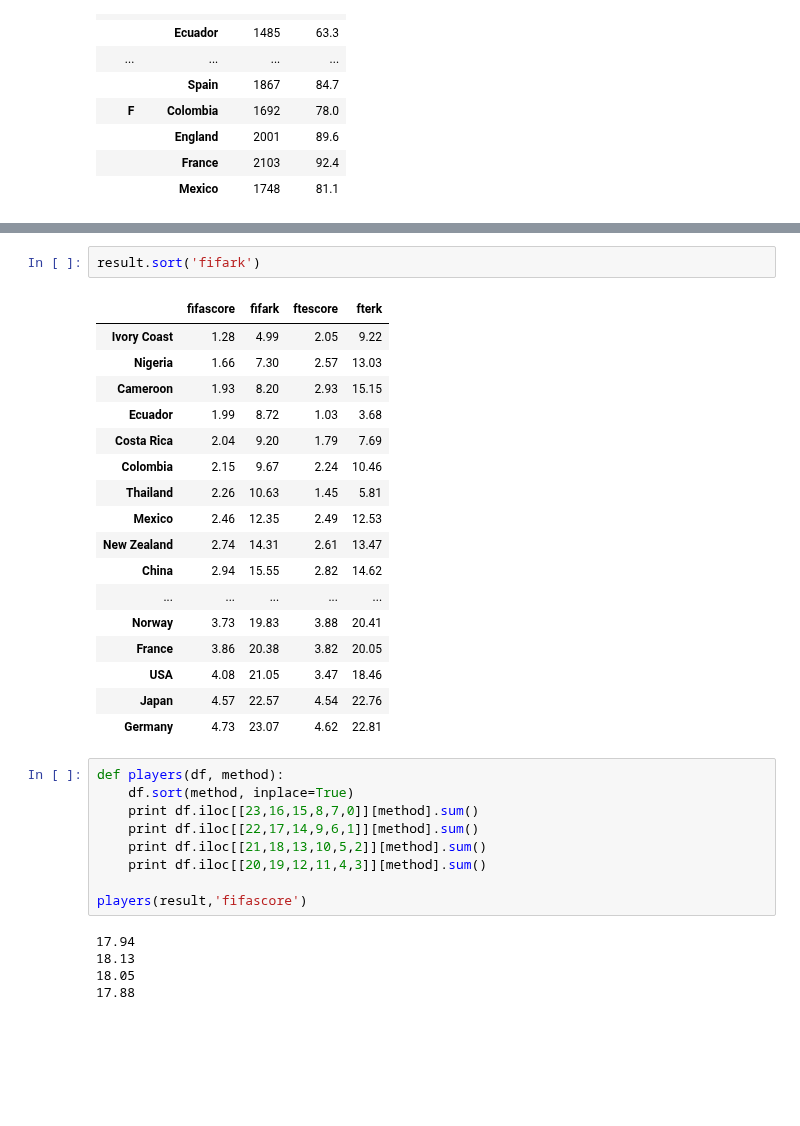
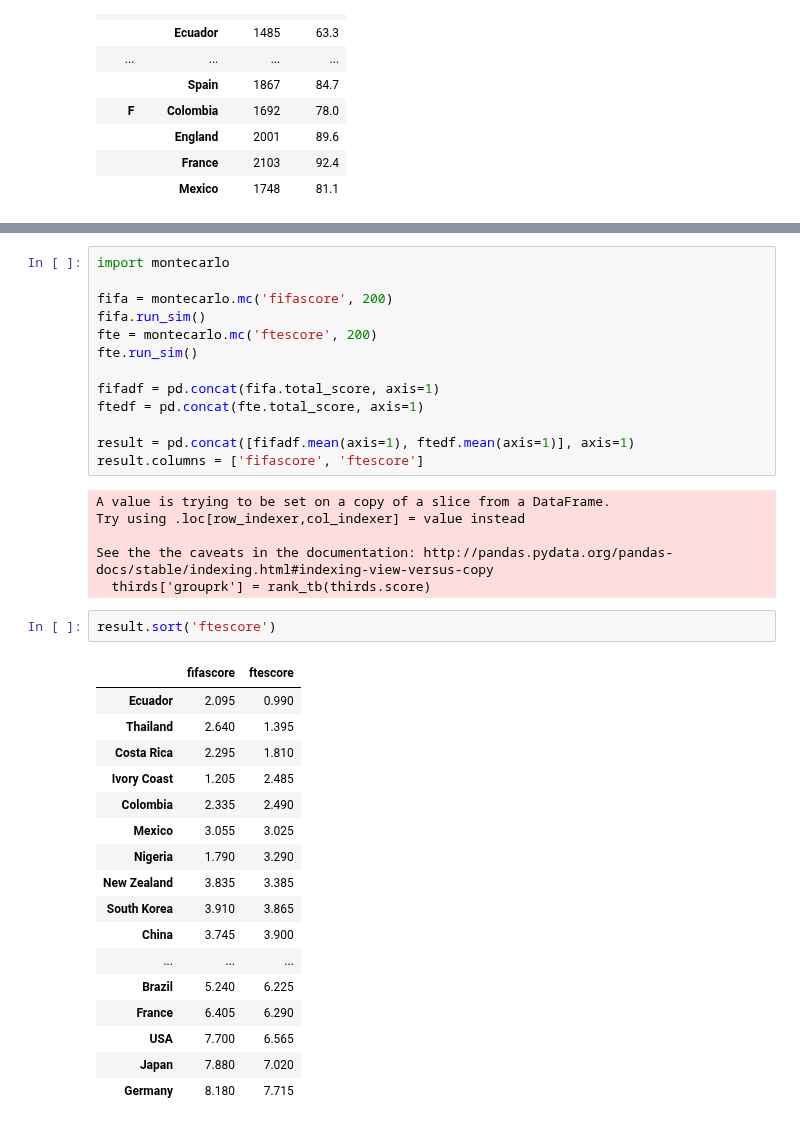
Before and after one commit to selwyth/wwc2015, a Jupyter notebook: normmodel.ipynb, the cells around one changed output, grey strips where cells are left out. Saved outputs shown, nothing was run; the diff lists cells and outputs as text; blank space fills up the shorter version.

```diff
--- a/normmodel.ipynb
+++ b/normmodel.ipynb
@@ -505,34 +58,39 @@ result.sort('fterk')
+# %%
+import montecarlo
+
+fifa = montecarlo.mc('fifascore', 200)
+fifa.run_sim()
+fte = montecarlo.mc('ftescore', 200)
+fte.run_sim()
+
+fifadf = pd.concat(fifa.total_score, axis=1)
+ftedf = pd.concat(fte.total_score, axis=1)
+
+result = pd.concat([fifadf.mean(axis=1), ftedf.mean(axis=1)], axis=1)
+result.columns = ['fifascore', 'ftescore']
+# %% [output]
+A value is trying to be set on a copy of a slice from a DataFrame.
+Try using .loc[row_indexer,col_indexer] = value instead
+
+See the the caveats in the documentation: http://pandas.pydata.org/pandas-docs/stable/indexing.html#indexing-view-versus-copy
+  thirds['grouprk'] = rank_tb(thirds.score)
 # %%
-result.sort('fifark')
+result.sort('ftescore')
 # %% [output]
-|  | fifascore | fifark | ftescore | fterk |
-| Ivory Coast | 1.28 | 4.99 | 2.05 | 9.22 |
-| Nigeria | 1.66 | 7.30 | 2.57 | 13.03 |
-| Cameroon | 1.93 | 8.20 | 2.93 | 15.15 |
-| Ecuador | 1.99 | 8.72 | 1.03 | 3.68 |
-| Costa Rica | 2.04 | 9.20 | 1.79 | 7.69 |
-| Colombia | 2.15 | 9.67 | 2.24 | 10.46 |
-| Thailand | 2.26 | 10.63 | 1.45 | 5.81 |
-| Mexico | 2.46 | 12.35 | 2.49 | 12.53 |
-| New Zealand | 2.74 | 14.31 | 2.61 | 13.47 |
-| China | 2.94 | 15.55 | 2.82 | 14.62 |
-| ... | ... | ... | ... | ... |
-| Norway | 3.73 | 19.83 | 3.88 | 20.41 |
-| France | 3.86 | 20.38 | 3.82 | 20.05 |
-| USA | 4.08 | 21.05 | 3.47 | 18.46 |
-| Japan | 4.57 | 22.57 | 4.54 | 22.76 |
-| Germany | 4.73 | 23.07 | 4.62 | 22.81 |
+|  | fifascore | ftescore |
+| Ecuador | 2.095 | 0.990 |
+| Thailand | 2.640 | 1.395 |
+| Costa Rica | 2.295 | 1.810 |
+| Ivory Coast | 1.205 | 2.485 |
+| Colombia | 2.335 | 2.490 |
+| Mexico | 3.055 | 3.025 |
+| Nigeria | 1.790 | 3.290 |
+| New Zealand | 3.835 | 3.385 |
+| South Korea | 3.910 | 3.865 |
+| China | 3.745 | 3.900 |
+| ... | ... | ... |
+| Brazil | 5.240 | 6.225 |
+| France | 6.405 | 6.290 |
+| USA | 7.700 | 6.565 |
+| Japan | 7.880 | 7.020 |
+| Germany | 8.180 | 7.715 |
-# %%
-def players(df, method):
-    df.sort(method, inplace=True)
-    print df.iloc[[23,16,15,8,7,0]][method].sum()
-    print df.iloc[[22,17,14,9,6,1]][method].sum()
-    print df.iloc[[21,18,13,10,5,2]][method].sum()
-    print df.iloc[[20,19,12,11,4,3]][method].sum()
-
-players(result,'fifascore')
-# %% [output]
-17.94
-18.13
-18.05
-17.88
```
Also changed, not shown: parts of 11 cells of this notebook.
